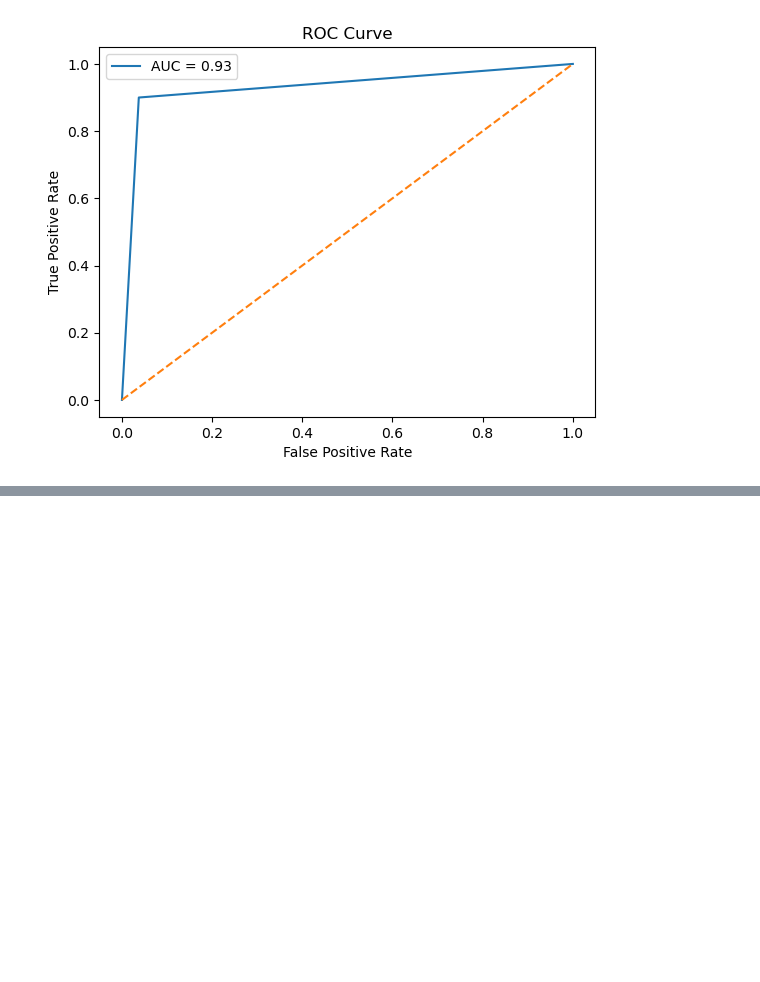
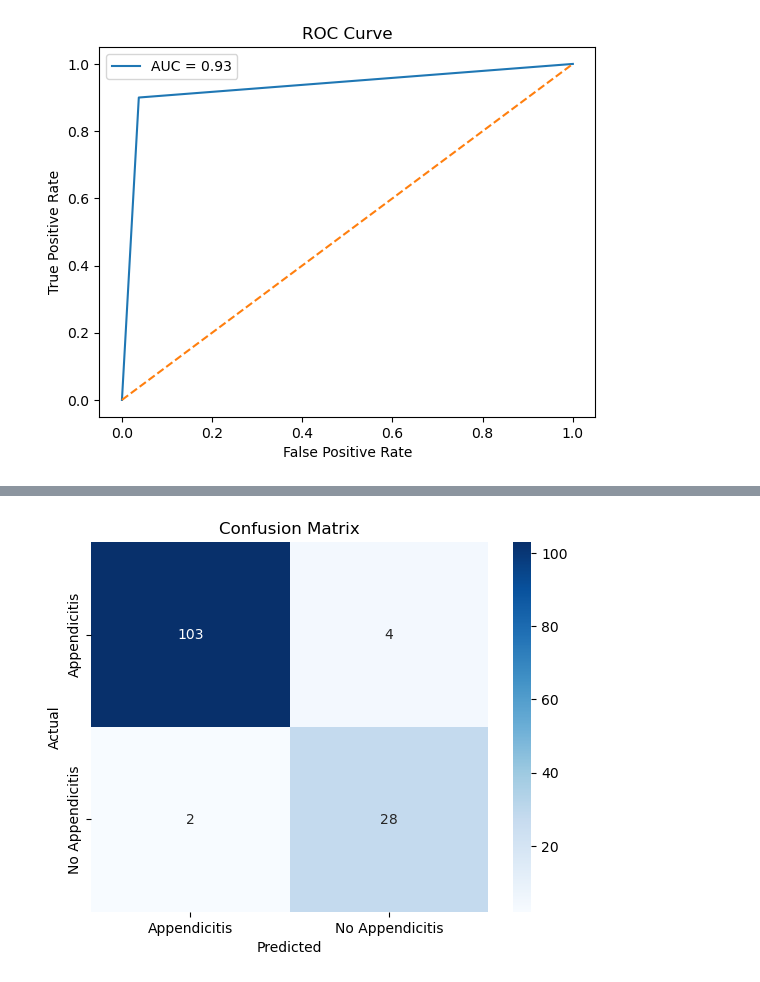
Before and after one commit to danieldema/appendicitis_analysis, a Jupyter notebook: app_decisiontree.ipynb, the cells around one changed output, grey strips where cells are left out. Cells and saved outputs as stored; diff of their text form; code cells hidden in the pictures; blank space fills up the shorter version.

```diff
--- a/app_decisiontree.ipynb
+++ b/app_decisiontree.ipynb
@@ -133,0 +153,4 @@ plt.show()
+# %%
+predictions2 = model2.predict(test_x)
+accuracy2 = accuracy_score(test_y, predictions2)
+print(f"Accuracy: {accuracy2:.2f}")
@@ -133,0 +181,9 @@ plt.show()
+# %%
+cm = confusion_matrix(test_y, predictions2)
+sns.heatmap(cm, annot=True, fmt='d', cmap='Blues', xticklabels=['Appendicitis','No Appendicitis'], yticklabels=['Appendicitis','No Appendicitis'])
+plt.xlabel('Predicted')
+plt.ylabel('Actual')
+plt.title('Confusion Matrix')
+plt.show()
+# %% [output]
+[figure, added]
```
Also changed, not shown: parts of 10 cells of this notebook, 1 other file.
